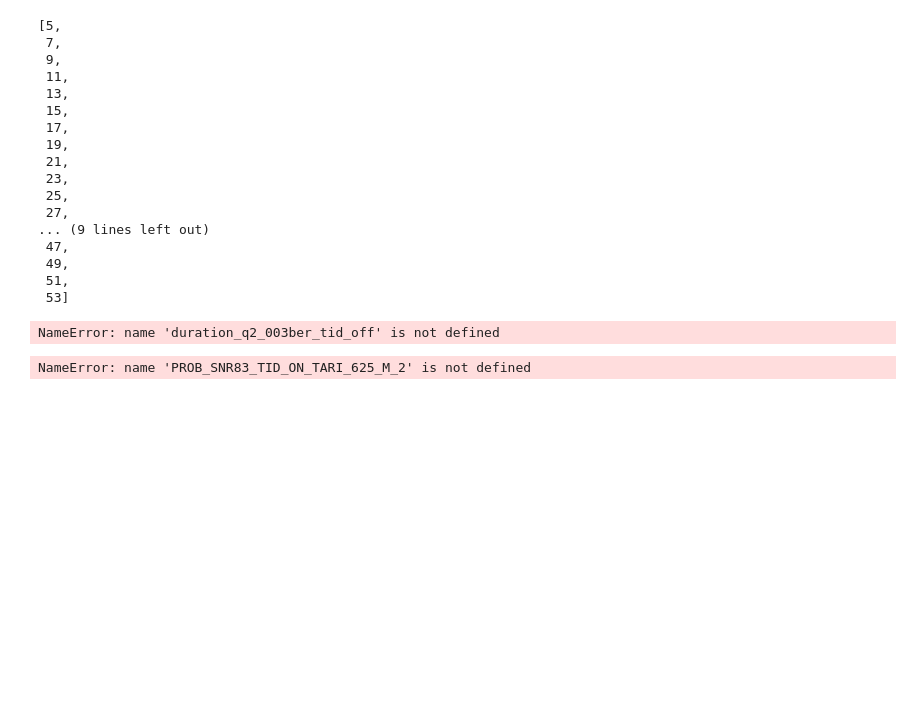
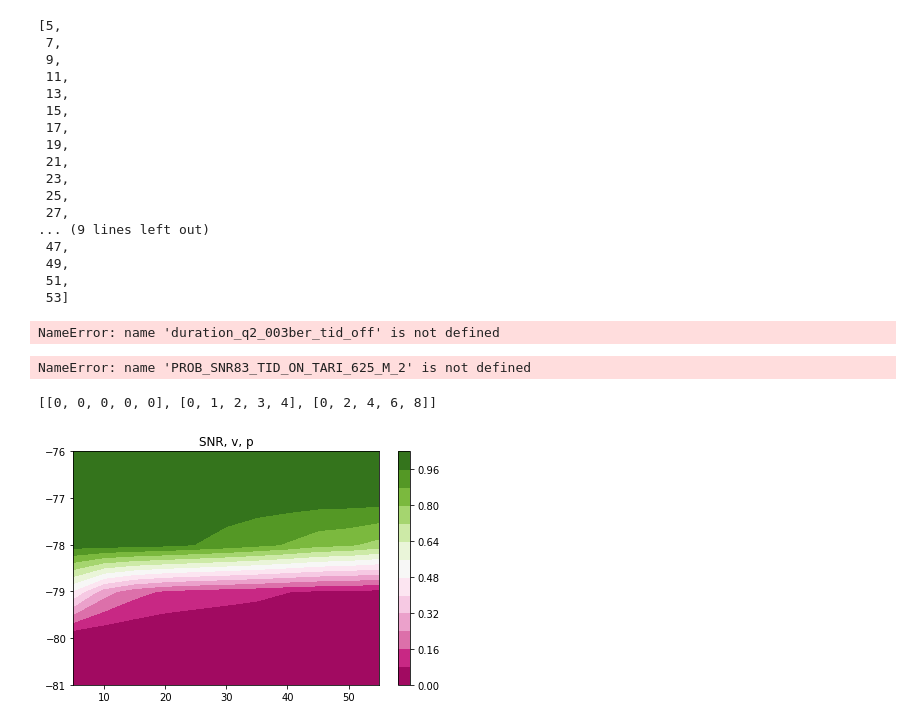
Before and after one commit to FenikL/rfid_project, a Jupyter notebook: experiments/experiments.ipynb, the cells around one changed output. Cells and saved outputs as stored; diff of their text form; code cells hidden in the pictures; blank space fills up the shorter version.

Commit message:
fix tags in area and get heat plots for snr

```diff
--- a/experiments/experiments.ipynb
+++ b/experiments/experiments.ipynb
@@ -428,6 +434,8 @@ MODEL_RES_SNR83_TID_ON_TARI_25_M_1 = [model.run_model(v, 2, True, 25, 1, 0, -83)
 MODEL_RES_SNR83_TID_ON_TARI_25_M_2 = [model.run_model(v, 2, True, 25, 2, 0, -83) for v in tqdm(range(5, 55, 2))]
 MODEL_RES_SNR83_TID_ON_TARI_25_M_3 = [model.run_model(v, 2, True, 25, 4, 0, -83) for v in tqdm(range(5, 55, 2))]
 MODEL_RES_SNR83_TID_ON_TARI_25_M_4 = [model.run_model(v, 2, True, 25, 8, 0, -83) for v in tqdm(range(5, 55, 2))]
+# %%
+MODEL_RES_SNR75_TID_ON_TARI_625_M_1 = [model.run_model(v, 2, True, 6.25, 1, 0, -75) for v in tqdm(range(5, 55, 2))]
 # %%
 PROB_SNR75_TID_ON_TARI_625_M_1 = [p.probability for p in MODEL_RES_SNR75_TID_ON_TARI_625_M_1]
 PROB_SNR75_TID_ON_TARI_625_M_2 = [p.probability for p in MODEL_RES_SNR75_TID_ON_TARI_625_M_2]
@@ -1017,0 +1028,40 @@ NameError: name 'PROB_SNR83_TID_ON_TARI_625_M_2' is not defined
+# %%
+list_test
+# %% [output]
+[[0, 0, 0, 0, 0], [0, 1, 2, 3, 4], [0, 2, 4, 6, 8]]
+# %%
+MODEL_RES_SNR_RANGE_TID_ON_TARI_625_M_4 = [[model.run_model(v, 2, True, 6.25, 4, 0, snr) for v in tqdm(range(5, 56, 5))]for snr in tqdm(range(-81, -75))]
+# %%
+p = [[p.probability for p in MODEL_RES_SNR_RANGE_TID_ON_TARI_625_M_4[_]] for _ in range(6)]
+# %%
+v = [v for v in range(5, 56, 5)]
+snr = [snr for snr in range(-81, -75)]
+# %%
+from matplotlib.colors import BoundaryNorm
+from matplotlib.ticker import MaxNLocator
+x, y = np.meshgrid(v, snr)
+p = np.array(p)
+levels = MaxNLocator(nbins=15).tick_values(p.min(), p.max())
+cmap = plt.get_cmap('PiYG')
+norm = BoundaryNorm(levels, ncolors=cmap.N, clip=True)
+
+fig, (ax1) = plt.subplots(nrows=1)
+
+
+
+
+# contours are *point* based plots, so convert our bound into point
+# centers
+cf = ax1.contourf(x,
+                  y, p, levels=levels,
+                  cmap=cmap)
+fig.colorbar(cf, ax=ax1)
+ax1.set_title('SNR, v, p')
+
+# adjust spacing between subplots so `ax1` title and `ax0` tick labels
+# don't overlap
+fig.tight_layout()
+
+plt.show()
+# %% [output]
+[figure, added]
```
Also changed, not shown: parts of 6 cells of this notebook, 1 other file.
